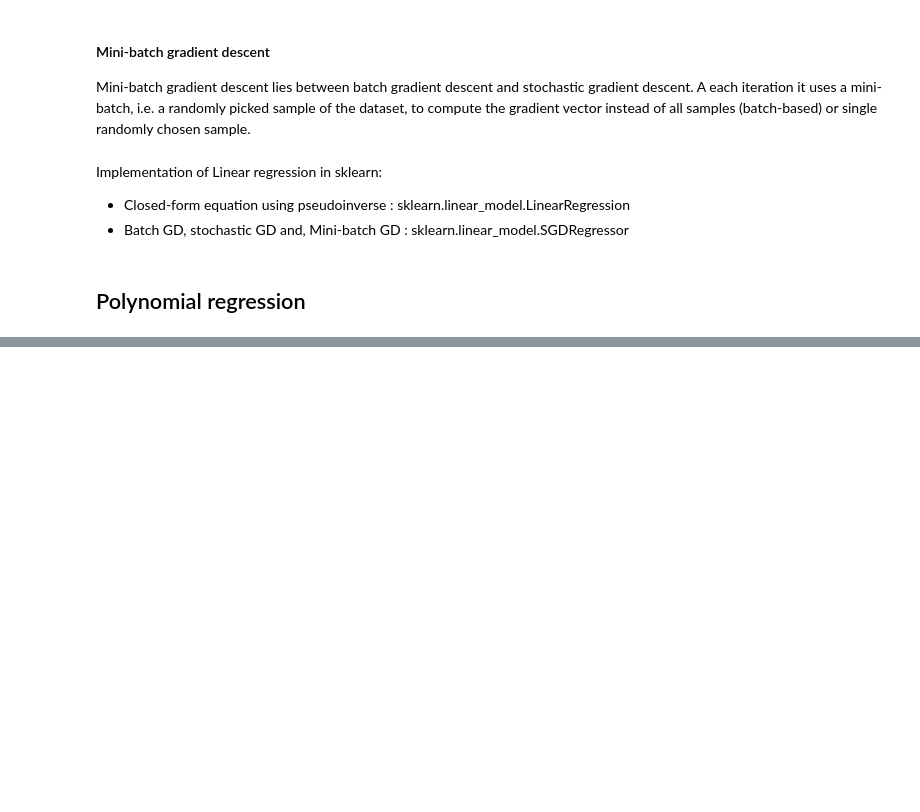
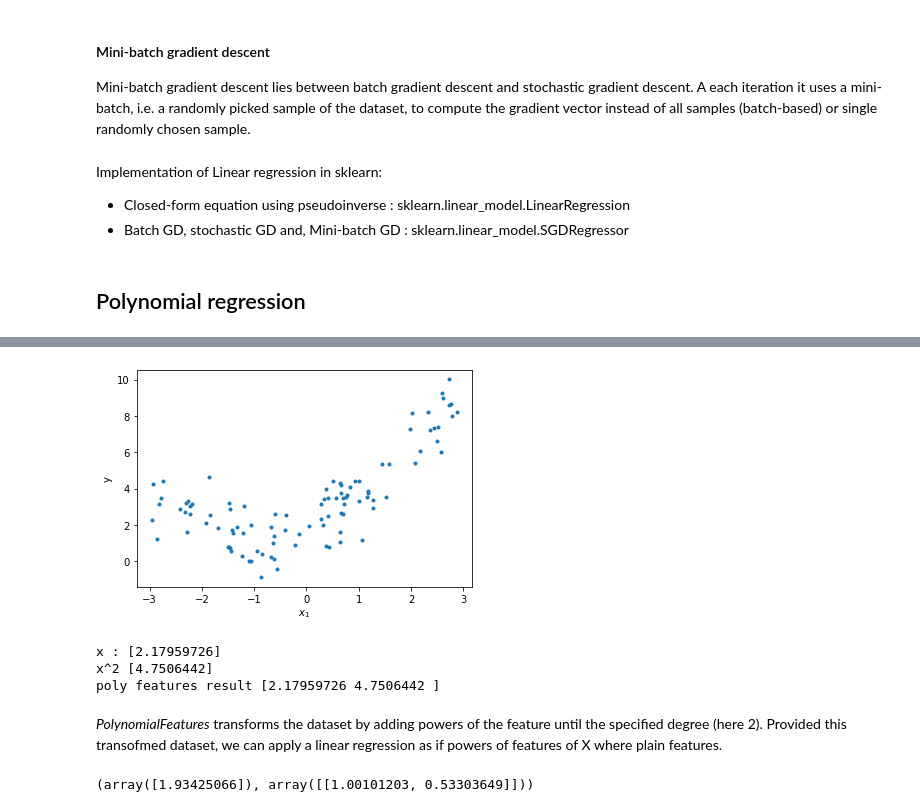
Before and after one commit to AElOuassouli/reading-notes, a Jupyter notebook: cheat-sheets/ml/regression/algorithms.ipynb, the cells around one changed output, grey strips where cells are left out. Drawn from its saved outputs; the diff is of its cells as text; code cells hidden in the pictures; blank space fills up the shorter version.

```diff
--- a/cheat-sheets/ml/regression/algorithms.ipynb
+++ b/cheat-sheets/ml/regression/algorithms.ipynb
@@ -203,0 +210,32 @@ Implementation of Linear regression in sklearn:
+# %%
+m = 100
+X = 6* np.random.rand(m,1) - 3
+y = 0.5 * X**2 + X + 2 + np.random.randn(m, 1)
+
+plt.scatter(X, y, marker=".")
+plt.xlabel("$x_1$")
+plt.ylabel("y")
+plt.show()
+# %% [output]
+[figure, added]
+# %%
+from sklearn.preprocessing import PolynomialFeatures
+
+poly_features = PolynomialFeatures(degree=2, include_bias=False)
+X_poly = poly_features.fit_transform(X)
+print("x :", X[0])
+print("x^2", X[0]*X[0])
+print("poly features result", X_poly[0])
+# %% [output]
+x : [2.17959726]
+x^2 [4.7506442]
+poly features result [2.17959726 4.7506442 ]
+# %% [markdown]
+*PolynomialFeatures* transforms the dataset by adding powers of the feature until the specified degree (here 2).
+Provided this transofmed dataset, we can apply a linear regression as if powers of features of X where plain features.
+# %%
+linear_reg = LinearRegression()
+linear_reg.fit(X_poly, y)
+linear_reg.intercept_, linear_reg.coef_
+# %% [output]
+(array([1.93425066]), array([[1.00101203, 0.53303649]]))
```
Also changed, not shown: parts of 16 cells of this notebook, 2 other files.
